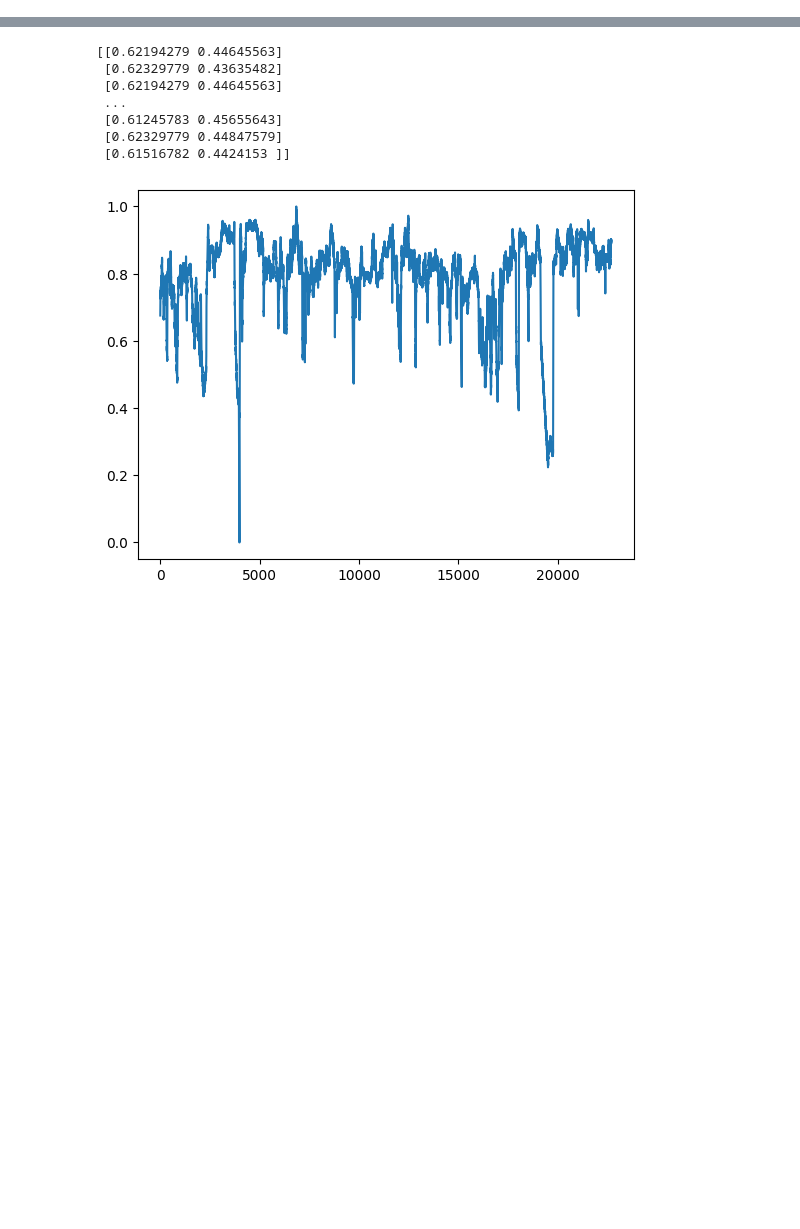
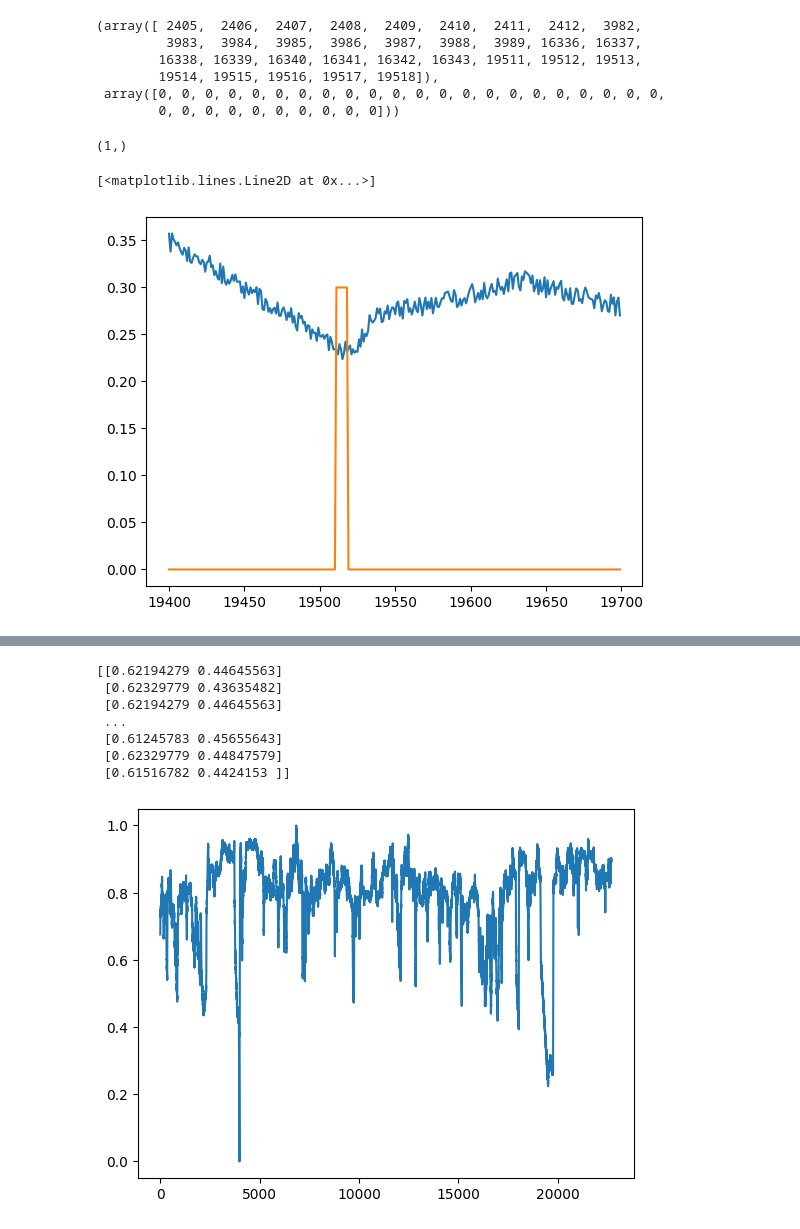
Before and after one commit to UO264808/TranAD, a Jupyter notebook: test_data.ipynb, the cells around one changed output, grey strips where cells are left out. Saved outputs shown, nothing was run; the diff lists cells and outputs as text; code cells hidden in the pictures; blank space fills up the shorter version.

```diff
--- a/test_data.ipynb
+++ b/test_data.ipynb
@@ -10,3 +10,31 @@ data = pd.read_csv(src, names=['anomaly'])
 labels = np.load(os.getcwd() + "/labelsFinal.npy")
 thresholds = np.load(os.getcwd() + "/thresholds.npy")
 thresholds_sg = np.load(os.getcwd() + "/thresholds_sg.npy")
+# %%
+test_data = np.load(os.getcwd() + "/test_data.npy")
+test_corpus = np.load(os.getcwd() + "/test_corpus.npy")
+test_data_pairs = np.load(os.getcwd() + "/test_data_pairs.npy")
+labels = np.load(os.getcwd() + "/labels.npy")
+# %%
+np.where(labels == 1)
+# %% [output]
+(array([ 2405,  2406,  2407,  2408,  2409,  2410,  2411,  2412,  3982,
+         3983,  3984,  3985,  3986,  3987,  3988,  3989, 16336, 16337,
+        16338, 16339, 16340, 16341, 16342, 16343, 19511, 19512, 19513,
+        19514, 19515, 19516, 19517, 19518]),
+ array([0, 0, 0, 0, 0, 0, 0, 0, 0, 0, 0, 0, 0, 0, 0, 0, 0, 0, 0, 0, 0, 0,
+        0, 0, 0, 0, 0, 0, 0, 0, 0, 0]))
+# %%
+test_data = pd.DataFrame(test_data)
+labels_df = pd.DataFrame(labels)
+# %%
+test_corpus
+# %% [output]
+(1,)
+# %%
+import matplotlib.pyplot as plt
+plt.plot(test_data[19400:19700])
+plt.plot(labels_df[19400:19700]*0.3)
+# %% [output]
+[<matplotlib.lines.Line2D at 0x...>]
+[figure, added]
```
Also changed, not shown: parts of 1 cell of this notebook, 6 other files.
